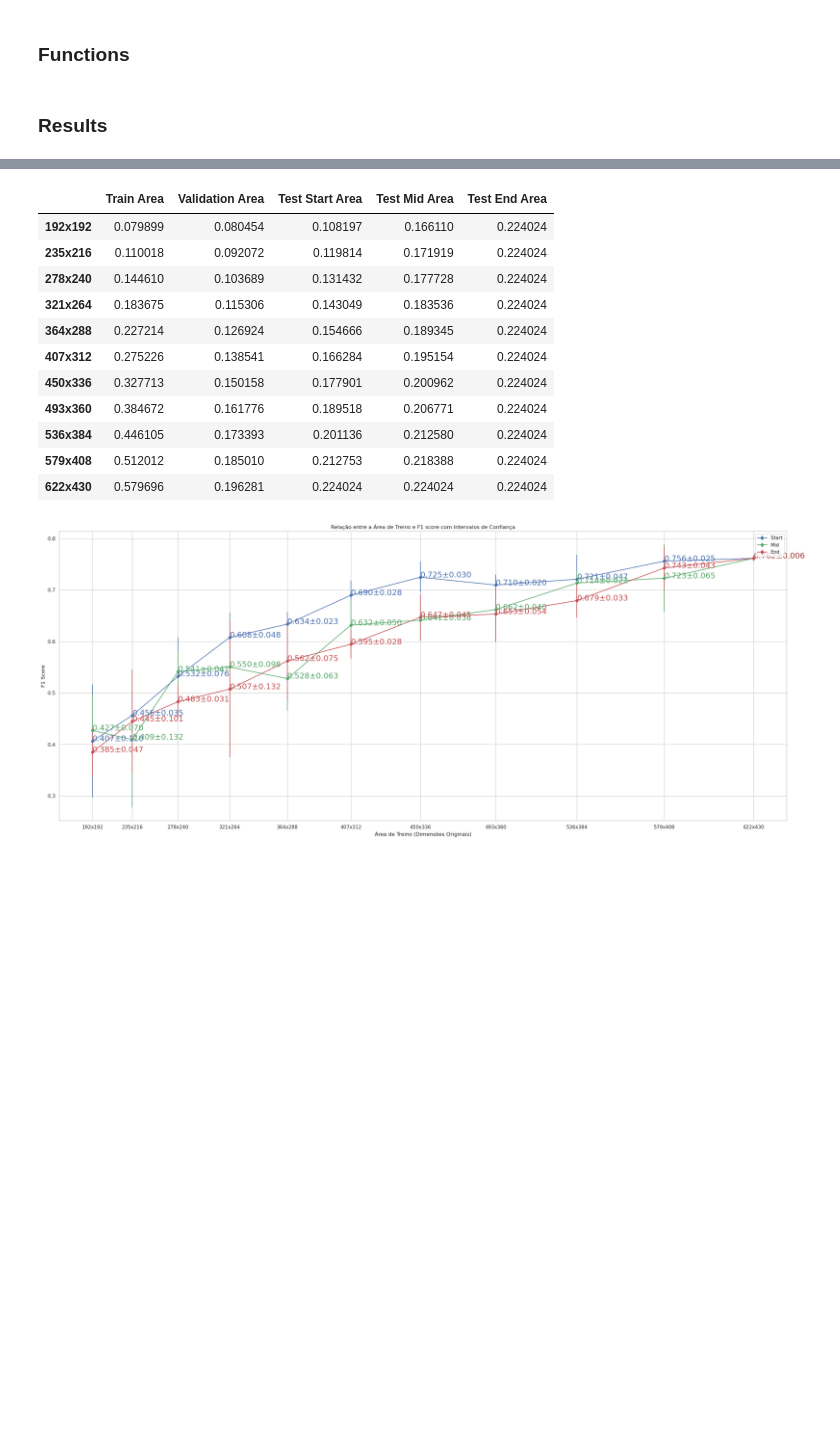
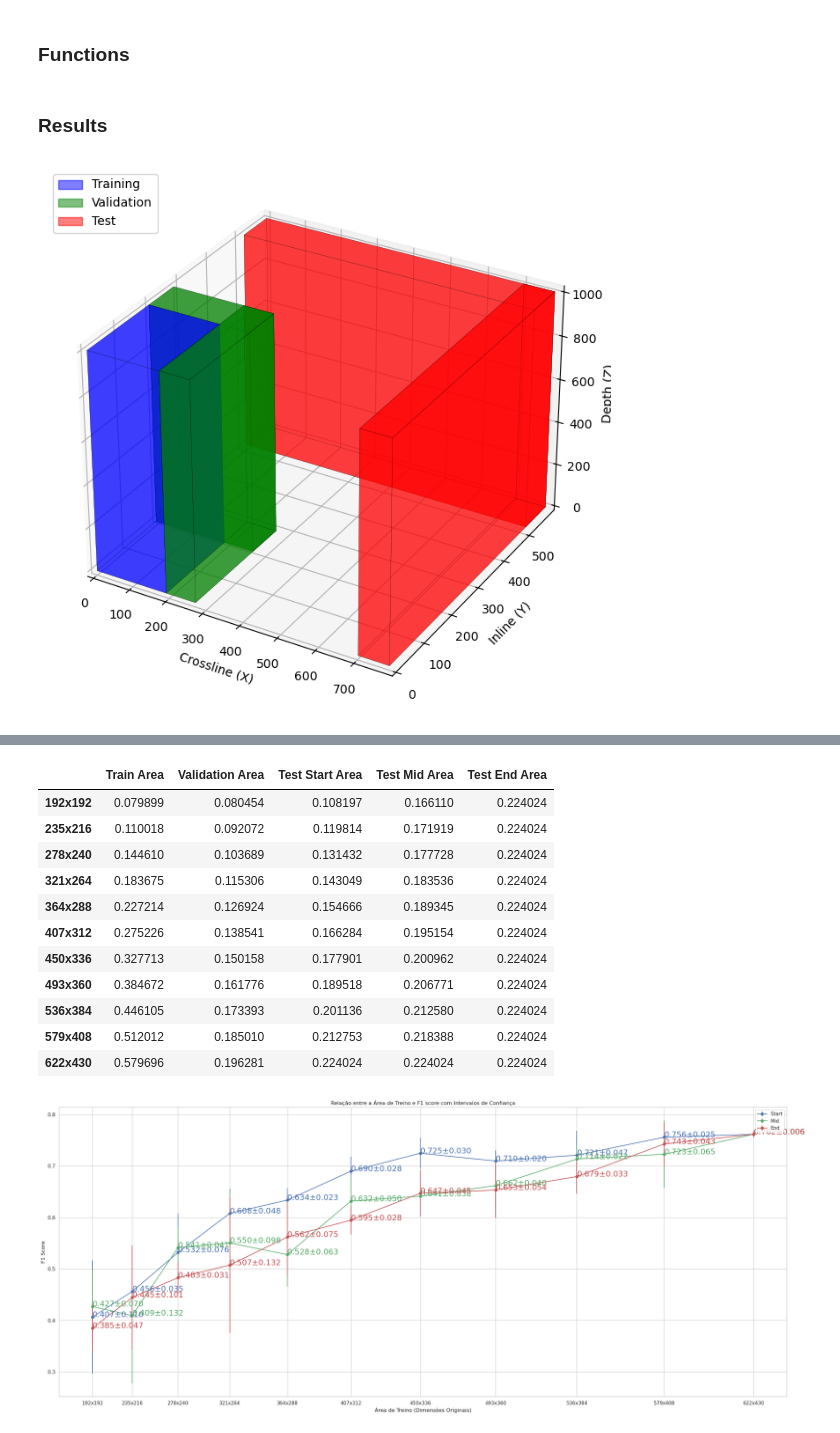
Before and after one commit to gabrielliman/Seismic_Analysis_Tensorflow, a Jupyter notebook: utils/distribution_display.ipynb, the cells around one changed output, grey strips where cells are left out. Cells and saved outputs as stored; diff of their text form; code cells hidden in the pictures; blank space fills up the shorter version.

```diff
--- a/utils/distribution_display.ipynb
+++ b/utils/distribution_display.ipynb
@@ -587,5 +588,76 @@ def display_pos_table(areas, f1_scores_start, f1_scores_mid, f1_scores_end):
     return df
 # %% [markdown]
 ### Results
+# %%
+import numpy as np
+import matplotlib.pyplot as plt
+from mpl_toolkits.mplot3d.art3d import Poly3DCollection
+from matplotlib.patches import Patch  # For creating custom legend entries
+
+# Define the dimensions for each partition as per your setup
+Z, X, Y = 1006, 782, 590  # Full data dimensions
+
+# 1. Define the coordinates of each partition block in 3D space
+
+# Training block (blue)
+train_block = [(0, 0, 0), (0, 192, 0), (192, 192, 0), (192, 0, 0), (0, 0, 1006), (0, 192, 1006), (192, 192, 1006), (192, 0, 1006)]
+
+# Validation crossline block (green)
+valcrossline_block = [(192, 0, 0), (192, 272, 0), (272, 272, 0), (272, 0, 0), (192, 0, 1006), (192, 272, 1006), (272, 272, 1006), (272, 0, 1006)]
+
+# Validation inline block (green)
+valinline_block = [(0, 192, 0), (0, 272, 0), (272, 272, 0), (272, 192, 0), (0, 192, 1006), (0, 272, 1006), (272, 272, 1006), (272, 192, 1006)]
+
+# Test crossline block (red)
+testcrossline_block = [(702, 0, 0), (702, 590, 0), (782, 590, 0), (782, 0, 0), (702, 0, 1006), (702, 590, 1006), (782, 590, 1006), (782, 0, 1006)]
+
+# Test inline block (red)
+testinline_block = [(0, 510, 0), (0, 590, 0), (782, 590, 0), (782, 510, 0), (0, 510, 1006), (0, 590, 1006), (782, 590, 1006), (782, 510, 1006)]
+
+# 2. Helper function to draw a 3D box for each block
+def draw_block(ax, vertices, color, label):
+    edges = [
+        [vertices[j] for j in [0, 1, 2, 3]],  # bottom face
+        [vertices[j] for j in [4, 5, 6, 7]],  # top face
+        [vertices[j] for j in [0, 1, 5, 4]],  # front face
+        [vertices[j] for j in [2, 3, 7, 6]],  # back face
+        [vertices[j] for j in [1, 2, 6, 5]],  # right face
+        [vertices[j] for j in [4, 7, 3, 0]]   # left face
+    ]
+    poly3d = Poly3DCollection(edges, color=color, alpha=0.5, edgecolor='k', linewidths=0.2)
+    ax.add_collection3d(poly3d)
+
+
+# 3. Plot each block
+fig = plt.figure(figsize=(12, 8))
+ax = fig.add_subplot(111, projection='3d')
+
+# Draw blocks with labels
+draw_block(ax, train_block, 'blue', 'Training')
+draw_block(ax, valcrossline_block, 'green', 'Validation Crossline')
+draw_block(ax, valinline_block, 'green', 'Validation Inline')
+draw_block(ax, testcrossline_block, 'red', 'Test Crossline')
+draw_block(ax, testinline_block, 'red', 'Test Inline')
+
+# 4. Create legend handles and add the legend
+legend_handles = [
+    Patch(color='blue', alpha=0.5, label='Training'),
+    Patch(color='green', alpha=0.5, label='Validation'),
+    Patch(color='red', alpha=0.5, label='Test')
+]
+ax.legend(handles=legend_handles, loc='upper left')
+
+# Set plot limits to match data dimensions
+ax.set_xlim([0, X])
+ax.set_ylim([0, Y])
+ax.set_zlim([0, Z])
+
+# Set labels
+ax.set_xlabel('Crossline (X)')
+ax.set_ylabel('Inline (Y)')
+ax.set_zlabel('Depth (Z)')
+plt.show()
+# %% [output]
+[figure, added]
 # %%
 #['192x192', '235x216', '278x240', '321x264', '364x288', '407x312', '450x336', '493x360', '536x384','579x408','622x430']
```
Also changed, not shown: parts of 15 cells of this notebook, 50 other files.
